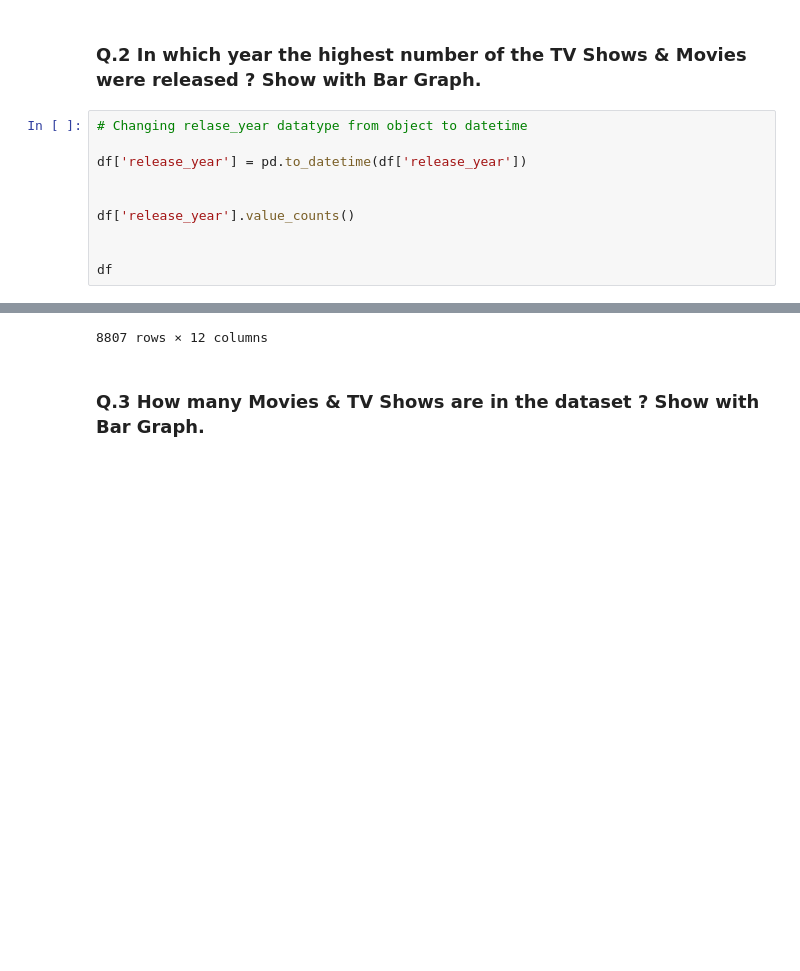
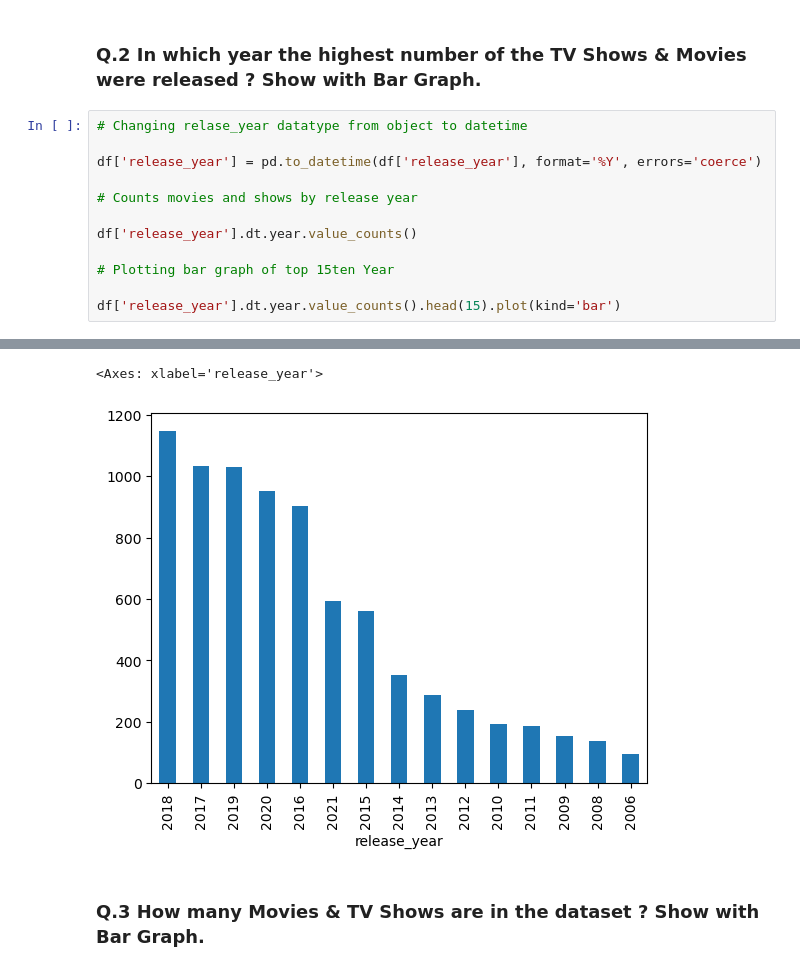
Before and after one commit to ayush-singhh/Netflix-Dataset-Analysis, a Jupyter notebook: Data_Cleaning_and_Analysis.ipynb, the cells around one changed output, grey strips where cells are left out. Drawn from its saved outputs; the diff is of its cells as text; blank space fills up the shorter version.

```diff
--- a/Data_Cleaning_and_Analysis.ipynb
+++ b/Data_Cleaning_and_Analysis.ipynb
@@ -227,11 +225,13 @@ df[df['title'].str.contains('House of Cards')]
 # %%
 # Changing relase_year datatype from object to datetime
 
-df['release_year'] = pd.to_datetime(df['release_year'])
+df['release_year'] = pd.to_datetime(df['release_year'], format='%Y', errors='coerce')
 
+# Counts movies and shows by release year
 
-df['release_year'].value_counts()
+df['release_year'].dt.year.value_counts()
 
+# Plotting bar graph of top 15ten Year
 
-df
+df['release_year'].dt.year.value_counts().head(15).plot(kind='bar')
 # %% [output]
@@ -250,3 +238,4 @@ df
-8807 rows × 12 columns
+<Axes: xlabel='release_year'>
+[figure, added]
 # %% [markdown]
 ### Q.3 How many Movies & TV Shows are in the dataset ? Show with Bar Graph.
```
Also changed, not shown: parts of 16 cells of this notebook, 2 other files.
